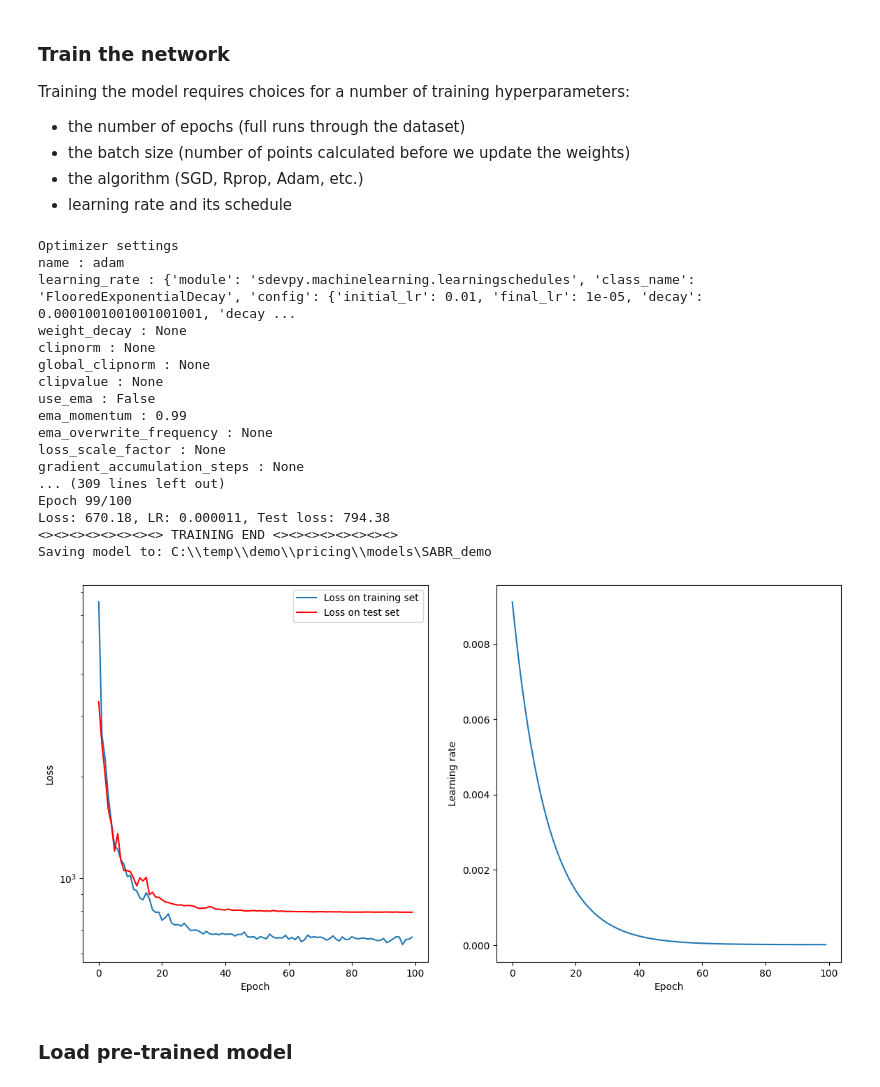
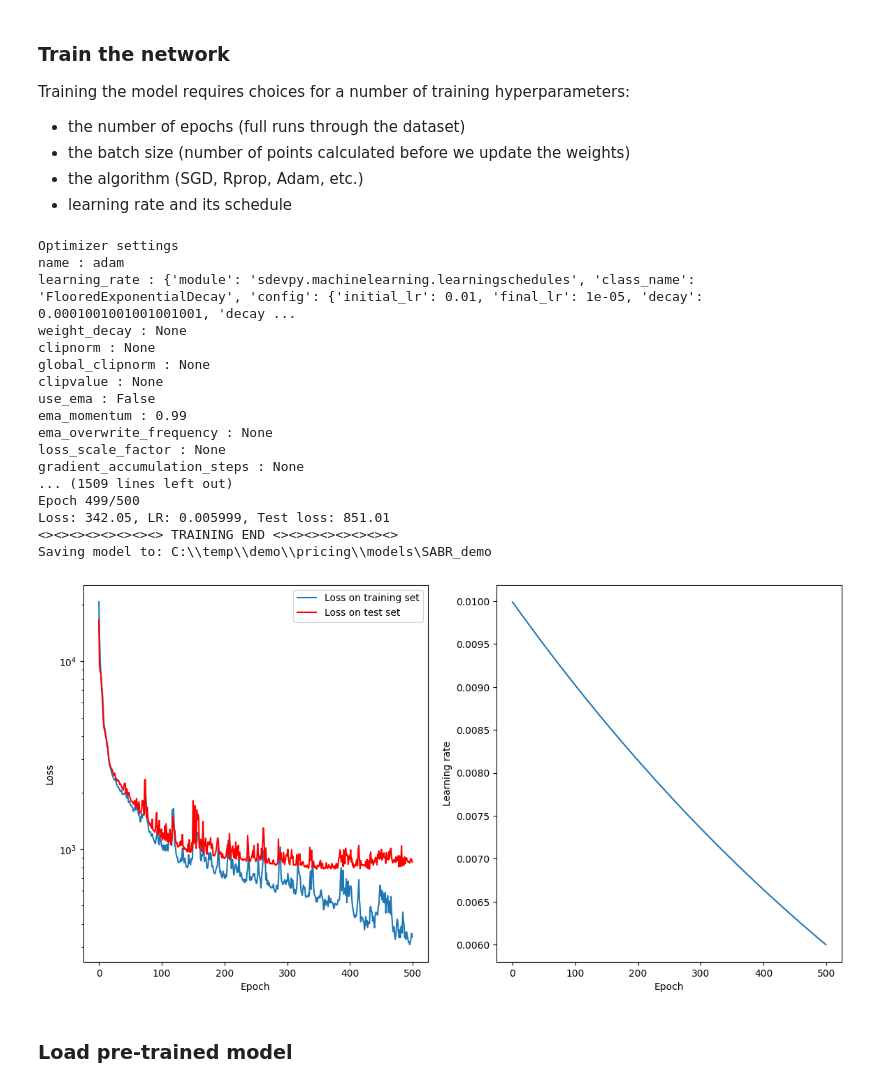
Before and after one commit to sebgur/SDev.Python, a Jupyter notebook: notebooks/Deep Learning StoVol-MB.ipynb, the cells around one changed output. Saved outputs shown, nothing was run; the diff lists cells and outputs as text; code cells hidden in the pictures.

```diff
--- a/notebooks/Deep Learning StoVol-MB.ipynb
+++ b/notebooks/Deep Learning StoVol-MB.ipynb
@@ -372,7 +376,7 @@ Dataset size after cleansing: 9,992
 * Then we split it into training and testing sets to check out-of-sample
 # %%
 NUM_DATASET = 100 * 1000 # Total number of points selected to build dataset
-TRAIN_PERCENT = 0.90 # Proportion of dataset used for training vs testing
+TRAIN_PERCENT = 0.05 # Proportion of dataset used for training vs testing
 
 # Retrieve data from dataset folder and output to temp file
 print(f"Requested samples: {NUM_DATASET:,}")
@@ -415,7 +419,7 @@ Testing set size: 10,000
 * Specify activation functions for each hidden layer
 * We are not using the drop-out feature
 # %%
-HIDDEN_LAYERS = ['softplus', 'softplus', 'softplus', 'softplus']
+HIDDEN_LAYERS = ['softplus', 'softplus', 'softplus']
 NUM_NEURONS = 64
 DROP_OUT = 0.0
 pr_demo_keras_model = compose_model(pr_input_dim, pr_output_dim, HIDDEN_LAYERS, NUM_NEURONS, DROP_OUT)
@@ -439,7 +443,7 @@ Training the model requires choices for a number of training hyperparameters:
 * the algorithm (SGD, Rprop, Adam, etc.)
 * learning rate and its schedule
 # %%
-EPOCHS = 100
+EPOCHS = 500
 BATCH_SIZE = 1000
 # LR_TYPE = 'Constant'
 LR_TYPE = 'ExpDec'
@@ -496,37 +500,37 @@ test_losses = callback.test_losses
 
 plt.figure(figsize=(14, 7))
 plt.subplots_adjust(hspace=0.40)
 plt.subplot(1, 2, 1)
 plt.xlabel('Epoch')
 plt.ylabel('Loss')
 plt.yscale("log")
 plt.plot(hist_epochs, hist_losses, label='Loss on training set')
 plt.plot(sampled_epochs, test_losses, color='red', label='Loss on test set')
 plt.legend(loc='upper right')
 plt.subplot(1, 2, 2)
 plt.xlabel('Epoch')
 plt.ylabel('Learning rate')
 plt.plot(hist_epochs, hist_lr)
 plt.show()
 # %% [output]
 Optimizer settings
 name : adam
 learning_rate : {'module': 'sdevpy.machinelearning.learningschedules', 'class_name': 'FlooredExponentialDecay', 'config': {'initial_lr': 0.01, 'final_lr': 1e-05, 'decay': 0.0001001001001001001, 'decay ...
 weight_decay : None
 clipnorm : None
 global_clipnorm : None
 clipvalue : None
 use_ema : False
 ema_momentum : 0.99
 ema_overwrite_frequency : None
 loss_scale_factor : None
 gradient_accumulation_steps : None
-... (309 lines left out)
-Epoch 99/100
-Loss: 670.18, LR: 0.000011, Test loss: 794.38
+... (1509 lines left out)
+Epoch 499/500
+Loss: 342.05, LR: 0.005999, Test loss: 851.01
 <><><><><><><><> TRAINING END <><><><><><><><>
 Saving model to: C:\\temp\\demo\\pricing\\models\SABR_demo
-[figure, old version]
+[figure, new version]
 # %% [markdown]
 ### Load pre-trained model
 # %%
```
Also changed, not shown: parts of 12 cells of this notebook.
